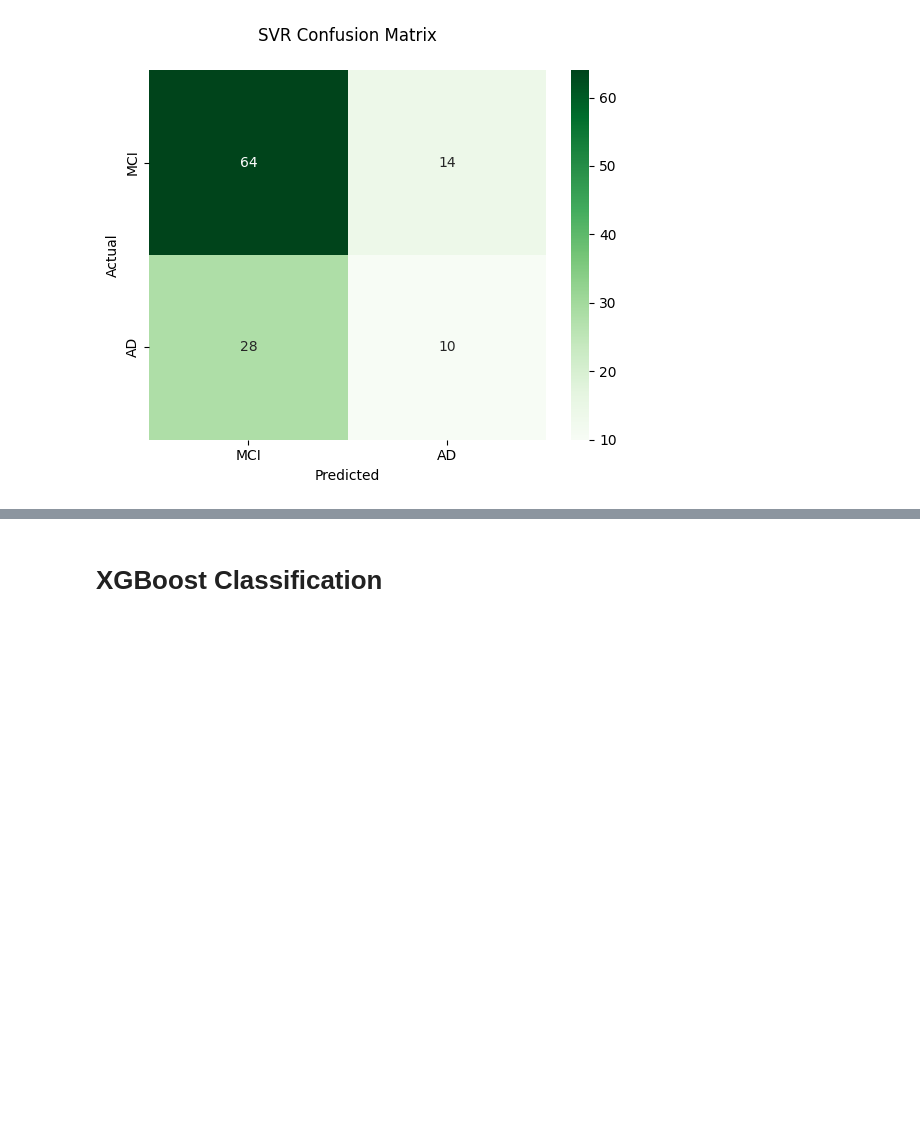
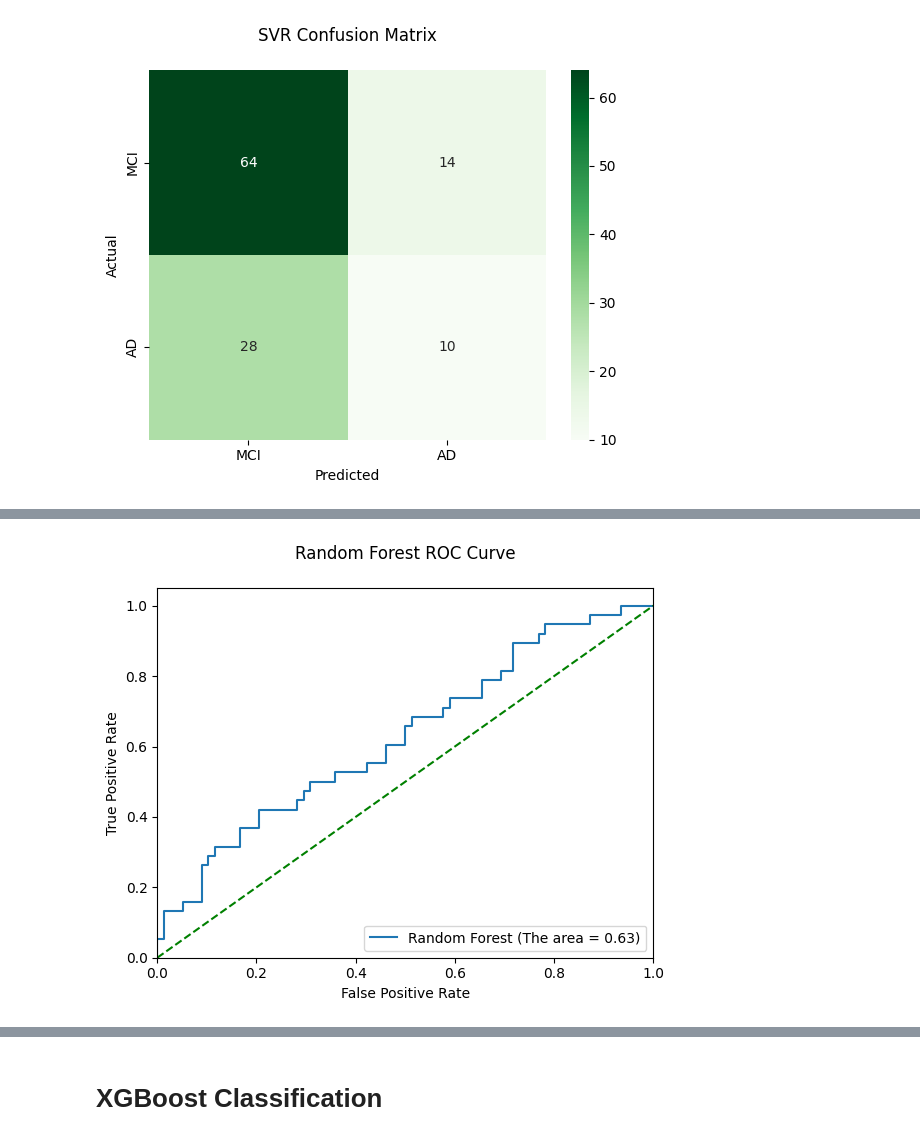
Before and after one commit to salma-ehab/Classification-Approach-of-AlZheimer-s-by-MRI-Imaging-Gene-Detection-Automatic-Speech-Recognition, a Jupyter notebook: Gene/Classification/adni-classification.ipynb, the cells around one changed output, grey strips where cells are left out. Saved outputs shown, nothing was run; the diff lists cells and outputs as text; code cells hidden in the pictures; blank space fills up the shorter version.

```diff
--- a/Gene/Classification/adni-classification.ipynb
+++ b/Gene/Classification/adni-classification.ipynb
@@ -638,0 +651,4 @@ confusion_matrix_print(np.array(y_test_2),diagnosis_pred_svr_2,label_name_2,"SVR
+# %%
+roc_print(np.array(y_test_2),x_test_2,rf_2,"Random Forest")
+# %% [output]
+[figure, added]
```
Also changed, not shown: parts of 7 cells of this notebook.
